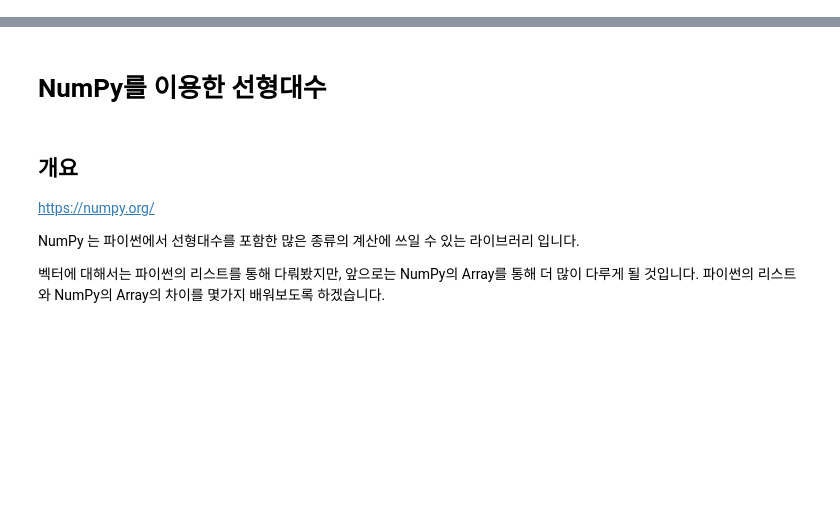
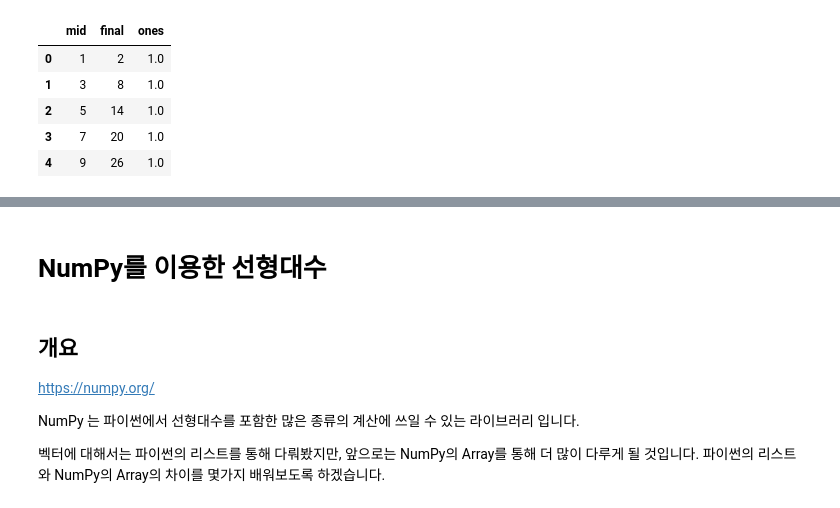
Before and after one commit to ttogle918/ds-zip, a Jupyter notebook: n131-vectors-and-matrices/n131-vectors-matrices.ipynb, the cells around one changed output, grey strips where cells are left out. Saved outputs shown, nothing was run; the diff lists cells and outputs as text; code cells hidden in the pictures; blank space fills up the shorter version.

```diff
--- a/n131-vectors-and-matrices/n131-vectors-matrices.ipynb
+++ b/n131-vectors-and-matrices/n131-vectors-matrices.ipynb
@@ -193,0 +134,21 @@ plt.imshow(img);
+# %%
+import matplotlib.pyplot as plt
+import numpy as np
+import pandas as pd
+
+df = pd.DataFrame([
+    [1,3,5,7,9],
+    [2,8,14,20,26]],
+    index = ['mid','final']
+).T
+
+df['ones'] = np.ones(5)
+
+df
+# %% [output]
+|  | mid | final | ones |
+| 0 | 1 | 2 | 1.0 |
+| 1 | 3 | 8 | 1.0 |
+| 2 | 5 | 14 | 1.0 |
+| 3 | 7 | 20 | 1.0 |
+| 4 | 9 | 26 | 1.0 |
```
Also changed, not shown: parts of 89 cells of this notebook, 8 other files.
